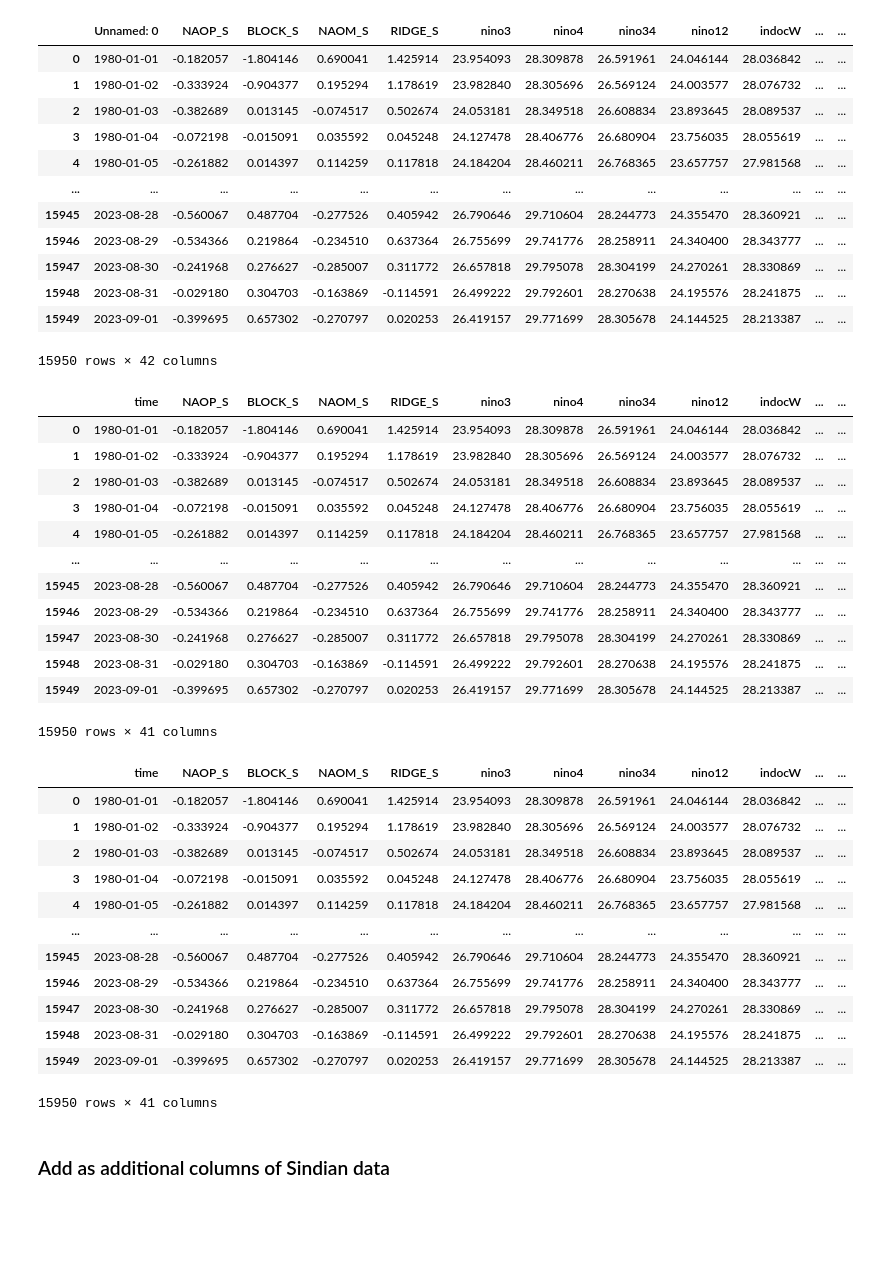
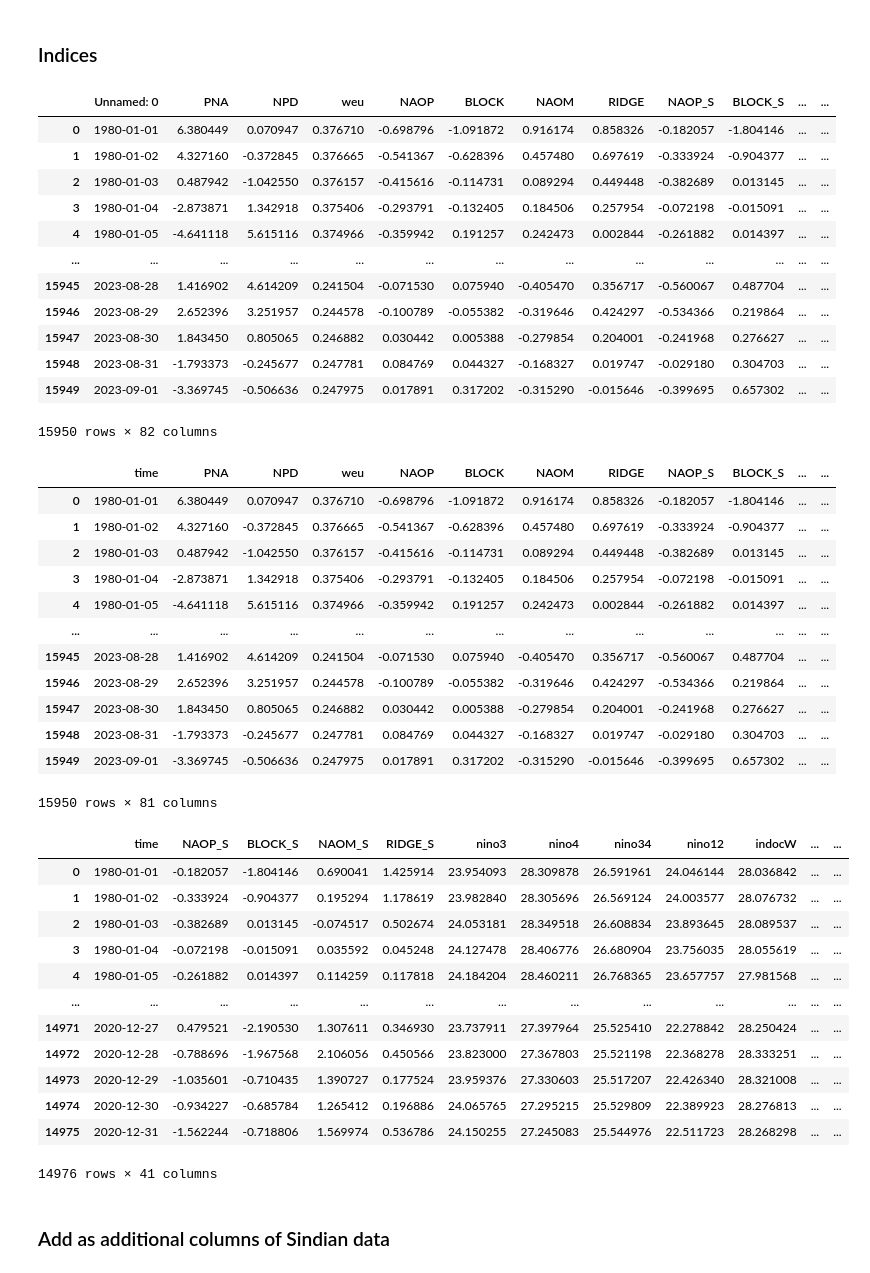
Before and after one commit to PaoloBonettiPolimi/TC, a Jupyter notebook: Paolo/Notebooks_newTarget/8) Climate Indices.ipynb, the cells around one changed output. Drawn from its saved outputs; the diff is of its cells as text; code cells hidden in the pictures; blank space fills up the shorter version.

```diff
--- a/Paolo/Notebooks_newTarget/8) Climate Indices.ipynb
+++ b/Paolo/Notebooks_newTarget/8) Climate Indices.ipynb
@@ -5,49 +130,52 @@ import os
+# %% [markdown]
+### Indices
 # %%
-path = ('/Users/paolo/Documents/TC/Paolo/data/Indices/')
+path = ('/home/b/b382633/TC_adds/indices/')
 all_files = glob.glob(os.path.join(path, "*.csv"))
 
 df = pd.read_csv(all_files[0])
 for f in all_files[1:]:
     aux_df = pd.read_csv(f)
     df = pd.concat((df,aux_df.iloc[:,1:]), axis=1)
 df
 # %% [output]
-|  | Unnamed: 0 | NAOP_S | BLOCK_S | NAOM_S | RIDGE_S | nino3 | nino4 | nino34 | nino12 | indocW | ... | ... |
-| 0 | 1980-01-01 | -0.182057 | -1.804146 | 0.690041 | 1.425914 | 23.954093 | 28.309878 | 26.591961 | 24.046144 | 28.036842 | ... | ... |
-| 1 | 1980-01-02 | -0.333924 | -0.904377 | 0.195294 | 1.178619 | 23.982840 | 28.305696 | 26.569124 | 24.003577 | 28.076732 | ... | ... |
-| 2 | 1980-01-03 | -0.382689 | 0.013145 | -0.074517 | 0.502674 | 24.053181 | 28.349518 | 26.608834 | 23.893645 | 28.089537 | ... | ... |
-| 3 | 1980-01-04 | -0.072198 | -0.015091 | 0.035592 | 0.045248 | 24.127478 | 28.406776 | 26.680904 | 23.756035 | 28.055619 | ... | ... |
-| 4 | 1980-01-05 | -0.261882 | 0.014397 | 0.114259 | 0.117818 | 24.184204 | 28.460211 | 26.768365 | 23.657757 | 27.981568 | ... | ... |
+|  | Unnamed: 0 | PNA | NPD | weu | NAOP | BLOCK | NAOM | RIDGE | NAOP_S | BLOCK_S | ... | ... |
+| 0 | 1980-01-01 | 6.380449 | 0.070947 | 0.376710 | -0.698796 | -1.091872 | 0.916174 | 0.858326 | -0.182057 | -1.804146 | ... | ... |
+| 1 | 1980-01-02 | 4.327160 | -0.372845 | 0.376665 | -0.541367 | -0.628396 | 0.457480 | 0.697619 | -0.333924 | -0.904377 | ... | ... |
+| 2 | 1980-01-03 | 0.487942 | -1.042550 | 0.376157 | -0.415616 | -0.114731 | 0.089294 | 0.449448 | -0.382689 | 0.013145 | ... | ... |
+| 3 | 1980-01-04 | -2.873871 | 1.342918 | 0.375406 | -0.293791 | -0.132405 | 0.184506 | 0.257954 | -0.072198 | -0.015091 | ... | ... |
+| 4 | 1980-01-05 | -4.641118 | 5.615116 | 0.374966 | -0.359942 | 0.191257 | 0.242473 | 0.002844 | -0.261882 | 0.014397 | ... | ... |
 | ... | ... | ... | ... | ... | ... | ... | ... | ... | ... | ... | ... | ... |
-| 15945 | 2023-08-28 | -0.560067 | 0.487704 | -0.277526 | 0.405942 | 26.790646 | 29.710604 | 28.244773 | 24.355470 | 28.360921 | ... | ... |
-| 15946 | 2023-08-29 | -0.534366 | 0.219864 | -0.234510 | 0.637364 | 26.755699 | 29.741776 | 28.258911 | 24.340400 | 28.343777 | ... | ... |
-| 15947 | 2023-08-30 | -0.241968 | 0.276627 | -0.285007 | 0.311772 | 26.657818 | 29.795078 | 28.304199 | 24.270261 | 28.330869 | ... | ... |
-| 15948 | 2023-08-31 | -0.029180 | 0.304703 | -0.163869 | -0.114591 | 26.499222 | 29.792601 | 28.270638 | 24.195576 | 28.241875 | ... | ... |
-| 15949 | 2023-09-01 | -0.399695 | 0.657302 | -0.270797 | 0.020253 | 26.419157 | 29.771699 | 28.305678 | 24.144525 | 28.213387 | ... | ... |
+| 15945 | 2023-08-28 | 1.416902 | 4.614209 | 0.241504 | -0.071530 | 0.075940 | -0.405470 | 0.356717 | -0.560067 | 0.487704 | ... | ... |
+| 15946 | 2023-08-29 | 2.652396 | 3.251957 | 0.244578 | -0.100789 | -0.055382 | -0.319646 | 0.424297 | -0.534366 | 0.219864 | ... | ... |
+| 15947 | 2023-08-30 | 1.843450 | 0.805065 | 0.246882 | 0.030442 | 0.005388 | -0.279854 | 0.204001 | -0.241968 | 0.276627 | ... | ... |
+| 15948 | 2023-08-31 | -1.793373 | -0.245677 | 0.247781 | 0.084769 | 0.044327 | -0.168327 | 0.019747 | -0.029180 | 0.304703 | ... | ... |
+| 15949 | 2023-09-01 | -3.369745 | -0.506636 | 0.247975 | 0.017891 | 0.317202 | -0.315290 | -0.015646 | -0.399695 | 0.657302 | ... | ... |
-15950 rows × 42 columns
+15950 rows × 82 columns
 # %%
 # WeMO index removed since it has some Nan and time renamed
 df = df.dropna(axis=1).rename(columns={'Unnamed: 0':'time'})
 df
 # %% [output]
-|  | time | NAOP_S | BLOCK_S | NAOM_S | RIDGE_S | nino3 | nino4 | nino34 | nino12 | indocW | ... | ... |
-| 0 | 1980-01-01 | -0.182057 | -1.804146 | 0.690041 | 1.425914 | 23.954093 | 28.309878 | 26.591961 | 24.046144 | 28.036842 | ... | ... |
-| 1 | 1980-01-02 | -0.333924 | -0.904377 | 0.195294 | 1.178619 | 23.982840 | 28.305696 | 26.569124 | 24.003577 | 28.076732 | ... | ... |
-| 2 | 1980-01-03 | -0.382689 | 0.013145 | -0.074517 | 0.502674 | 24.053181 | 28.349518 | 26.608834 | 23.893645 | 28.089537 | ... | ... |
-| 3 | 1980-01-04 | -0.072198 | -0.015091 | 0.035592 | 0.045248 | 24.127478 | 28.406776 | 26.680904 | 23.756035 | 28.055619 | ... | ... |
-| 4 | 1980-01-05 | -0.261882 | 0.014397 | 0.114259 | 0.117818 | 24.184204 | 28.460211 | 26.768365 | 23.657757 | 27.981568 | ... | ... |
+|  | time | PNA | NPD | weu | NAOP | BLOCK | NAOM | RIDGE | NAOP_S | BLOCK_S | ... | ... |
+| 0 | 1980-01-01 | 6.380449 | 0.070947 | 0.376710 | -0.698796 | -1.091872 | 0.916174 | 0.858326 | -0.182057 | -1.804146 | ... | ... |
+| 1 | 1980-01-02 | 4.327160 | -0.372845 | 0.376665 | -0.541367 | -0.628396 | 0.457480 | 0.697619 | -0.333924 | -0.904377 | ... | ... |
+| 2 | 1980-01-03 | 0.487942 | -1.042550 | 0.376157 | -0.415616 | -0.114731 | 0.089294 | 0.449448 | -0.382689 | 0.013145 | ... | ... |
+| 3 | 1980-01-04 | -2.873871 | 1.342918 | 0.375406 | -0.293791 | -0.132405 | 0.184506 | 0.257954 | -0.072198 | -0.015091 | ... | ... |
+| 4 | 1980-01-05 | -4.641118 | 5.615116 | 0.374966 | -0.359942 | 0.191257 | 0.242473 | 0.002844 | -0.261882 | 0.014397 | ... | ... |
 | ... | ... | ... | ... | ... | ... | ... | ... | ... | ... | ... | ... | ... |
-| 15945 | 2023-08-28 | -0.560067 | 0.487704 | -0.277526 | 0.405942 | 26.790646 | 29.710604 | 28.244773 | 24.355470 | 28.360921 | ... | ... |
-| 15946 | 2023-08-29 | -0.534366 | 0.219864 | -0.234510 | 0.637364 | 26.755699 | 29.741776 | 28.258911 | 24.340400 | 28.343777 | ... | ... |
-| 15947 | 2023-08-30 | -0.241968 | 0.276627 | -0.285007 | 0.311772 | 26.657818 | 29.795078 | 28.304199 | 24.270261 | 28.330869 | ... | ... |
-| 15948 | 2023-08-31 | -0.029180 | 0.304703 | -0.163869 | -0.114591 | 26.499222 | 29.792601 | 28.270638 | 24.195576 | 28.241875 | ... | ... |
-| 15949 | 2023-09-01 | -0.399695 | 0.657302 | -0.270797 | 0.020253 | 26.419157 | 29.771699 | 28.305678 | 24.144525 | 28.213387 | ... | ... |
+| 15945 | 2023-08-28 | 1.416902 | 4.614209 | 0.241504 | -0.071530 | 0.075940 | -0.405470 | 0.356717 | -0.560067 | 0.487704 | ... | ... |
+| 15946 | 2023-08-29 | 2.652396 | 3.251957 | 0.244578 | -0.100789 | -0.055382 | -0.319646 | 0.424297 | -0.534366 | 0.219864 | ... | ... |
+| 15947 | 2023-08-30 | 1.843450 | 0.805065 | 0.246882 | 0.030442 | 0.005388 | -0.279854 | 0.204001 | -0.241968 | 0.276627 | ... | ... |
+| 15948 | 2023-08-31 | -1.793373 | -0.245677 | 0.247781 | 0.084769 | 0.044327 | -0.168327 | 0.019747 | -0.029180 | 0.304703 | ... | ... |
+| 15949 | 2023-09-01 | -3.369745 | -0.506636 | 0.247975 | 0.017891 | 0.317202 | -0.315290 | -0.015646 | -0.399695 | 0.657302 | ... | ... |
-15950 rows × 41 columns
+15950 rows × 81 columns
 # %%
 # Save as unique file
 df.to_csv('/Users/paolo/Documents/TC/Paolo/data/Indices/full_indices.csv',index=False)
 # %%
-pd.read_csv('/Users/paolo/Documents/TC/Paolo/data/Indices/full_indices.csv')
+df = pd.read_csv('/home/b/b382633/TC_adds/indices/full_indices.csv')
+df.loc[df.time<='2020-12-31']
 # %% [output]
 |  | time | NAOP_S | BLOCK_S | NAOM_S | RIDGE_S | nino3 | nino4 | nino34 | nino12 | indocW | ... | ... |
 | 0 | 1980-01-01 | -0.182057 | -1.804146 | 0.690041 | 1.425914 | 23.954093 | 28.309878 | 26.591961 | 24.046144 | 28.036842 | ... | ... |
@@ -56,11 +184,11 @@ pd.read_csv('/Users/paolo/Documents/TC/Paolo/data/Indices/full_indices.csv')
 | 3 | 1980-01-04 | -0.072198 | -0.015091 | 0.035592 | 0.045248 | 24.127478 | 28.406776 | 26.680904 | 23.756035 | 28.055619 | ... | ... |
 | 4 | 1980-01-05 | -0.261882 | 0.014397 | 0.114259 | 0.117818 | 24.184204 | 28.460211 | 26.768365 | 23.657757 | 27.981568 | ... | ... |
 | ... | ... | ... | ... | ... | ... | ... | ... | ... | ... | ... | ... | ... |
-| 15945 | 2023-08-28 | -0.560067 | 0.487704 | -0.277526 | 0.405942 | 26.790646 | 29.710604 | 28.244773 | 24.355470 | 28.360921 | ... | ... |
-| 15946 | 2023-08-29 | -0.534366 | 0.219864 | -0.234510 | 0.637364 | 26.755699 | 29.741776 | 28.258911 | 24.340400 | 28.343777 | ... | ... |
-| 15947 | 2023-08-30 | -0.241968 | 0.276627 | -0.285007 | 0.311772 | 26.657818 | 29.795078 | 28.304199 | 24.270261 | 28.330869 | ... | ... |
-| 15948 | 2023-08-31 | -0.029180 | 0.304703 | -0.163869 | -0.114591 | 26.499222 | 29.792601 | 28.270638 | 24.195576 | 28.241875 | ... | ... |
-| 15949 | 2023-09-01 | -0.399695 | 0.657302 | -0.270797 | 0.020253 | 26.419157 | 29.771699 | 28.305678 | 24.144525 | 28.213387 | ... | ... |
+| 14971 | 2020-12-27 | 0.479521 | -2.190530 | 1.307611 | 0.346930 | 23.737911 | 27.397964 | 25.525410 | 22.278842 | 28.250424 | ... | ... |
+| 14972 | 2020-12-28 | -0.788696 | -1.967568 | 2.106056 | 0.450566 | 23.823000 | 27.367803 | 25.521198 | 22.368278 | 28.333251 | ... | ... |
+| 14973 | 2020-12-29 | -1.035601 | -0.710435 | 1.390727 | 0.177524 | 23.959376 | 27.330603 | 25.517207 | 22.426340 | 28.321008 | ... | ... |
+| 14974 | 2020-12-30 | -0.934227 | -0.685784 | 1.265412 | 0.196886 | 24.065765 | 27.295215 | 25.529809 | 22.389923 | 28.276813 | ... | ... |
+| 14975 | 2020-12-31 | -1.562244 | -0.718806 | 1.569974 | 0.536786 | 24.150255 | 27.245083 | 25.544976 | 22.511723 | 28.268298 | ... | ... |
-15950 rows × 41 columns
+14976 rows × 41 columns
 # %% [markdown]
 ### Add as additional columns of Sindian data
```
Also changed, not shown: parts of 126 cells of this notebook, 47 other files.
